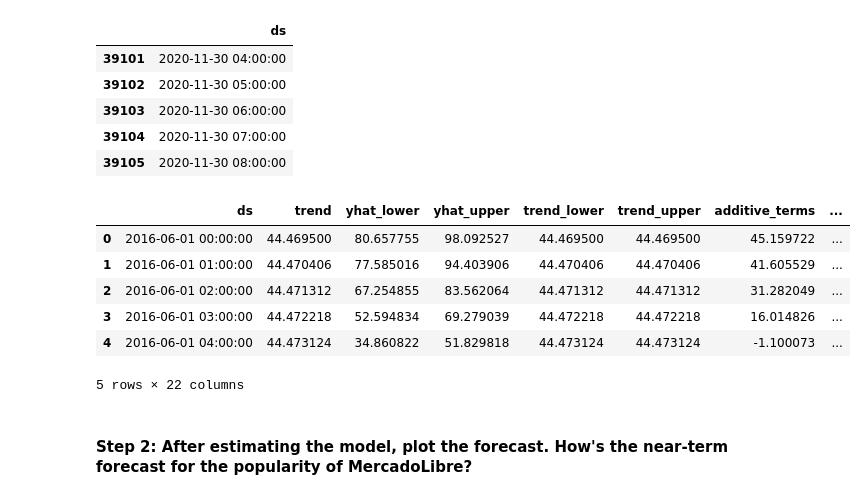
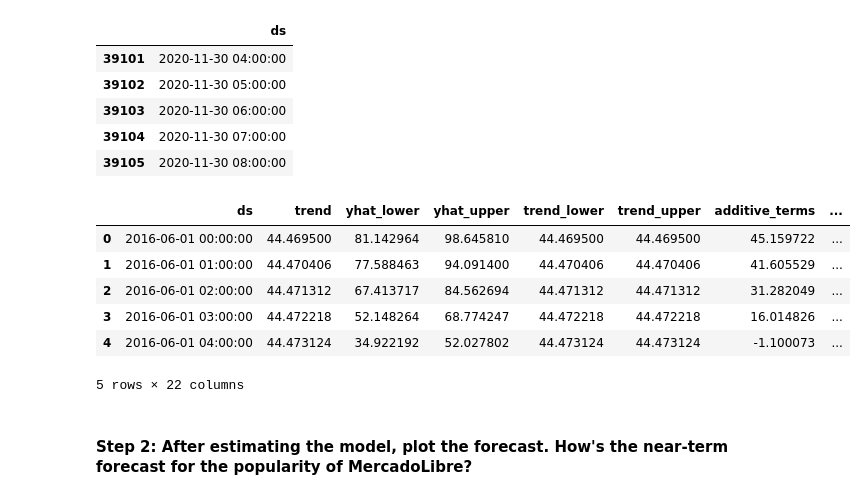
Before and after one commit to azcafriz13/prophet-challenge, a Jupyter notebook: forecasting_net_prophet.ipynb, the cells around one changed output. Cells and saved outputs as stored; diff of their text form; code cells hidden in the pictures.

```diff
--- a/forecasting_net_prophet.ipynb
+++ b/forecasting_net_prophet.ipynb
@@ -464,15 +457,17 @@ Now, you need to produce a time series model that analyzes and forecasts pattern
 #### Step 1: Set up the Google search data for a Prophet forecasting model.
 # %%
 # Using the df_mercado_trends DataFrame, reset the index so the date information is no longer the index
-
+mercado_prophet_df = df_mercado_trends.reset_index()
 
 # Label the columns ds and y so that the syntax is recognized by Prophet
-
+mercado_prophet_df.columns = ['ds', 'y']
 
 # Drop an NaN values from the prophet_df DataFrame
-
+mercado_prophet_df = mercado_prophet_df.dropna()
 
 # View the first and last five rows of the mercado_prophet_df DataFrame
+display(mercado_prophet_df.head())
+display(mercado_prophet_df.tail())
 # %% [output]
 |  | ds | y |
 | 0 | 2016-06-01 00:00:00 | 97 |
@@ -488,3 +483,4 @@ Now, you need to produce a time series model that analyzes and forecasts pattern
 | 37105 | 2020-09-08 00:00:00 | 96 |
 # %%
 # Call the Prophet function, store as an object
+model = Prophet()
@@ -493,3 +487,4 @@ Now, you need to produce a time series model that analyzes and forecasts pattern
 # %%
 # Fit the time-series model.
+model.fit(mercado_prophet_df)
 # %% [output]
@@ -506,9 +501,10 @@ INFO:cmdstanpy:Chain [1] done processing
 # %%
 # Create a future dataframe to hold predictions
 # Make the prediction go out as far as 2000 hours (approx 80 days)
-
+future_mercado_trends = model.make_future_dataframe(periods=2000, freq="h")
 
 # View the last five rows of the future_mercado_trends DataFrame
+display(future_mercado_trends.tail())
 # %% [output]
 |  | ds |
 | 39101 | 2020-11-30 04:00:00 |
@@ -518,16 +514,17 @@ INFO:cmdstanpy:Chain [1] done processing
 | 39105 | 2020-11-30 08:00:00 |
 # %%
 # Make the predictions for the trend data using the future_mercado_trends DataFrame
-
+forecast_mercado_trends=model.predict(future_mercado_trends)
 
 # Display the first five rows of the forecast_mercado_trends DataFrame
+forecast_mercado_trends.head()
 # %% [output]
 |  | ds | trend | yhat_lower | yhat_upper | trend_lower | trend_upper | additive_terms | ... |
-| 0 | 2016-06-01 00:00:00 | 44.469500 | 80.657755 | 98.092527 | 44.469500 | 44.469500 | 45.159722 | ... |
-| 1 | 2016-06-01 01:00:00 | 44.470406 | 77.585016 | 94.403906 | 44.470406 | 44.470406 | 41.605529 | ... |
-| 2 | 2016-06-01 02:00:00 | 44.471312 | 67.254855 | 83.562064 | 44.471312 | 44.471312 | 31.282049 | ... |
-| 3 | 2016-06-01 03:00:00 | 44.472218 | 52.594834 | 69.279039 | 44.472218 | 44.472218 | 16.014826 | ... |
-| 4 | 2016-06-01 04:00:00 | 44.473124 | 34.860822 | 51.829818 | 44.473124 | 44.473124 | -1.100073 | ... |
+| 0 | 2016-06-01 00:00:00 | 44.469500 | 81.142964 | 98.645810 | 44.469500 | 44.469500 | 45.159722 | ... |
+| 1 | 2016-06-01 01:00:00 | 44.470406 | 77.588463 | 94.091400 | 44.470406 | 44.470406 | 41.605529 | ... |
+| 2 | 2016-06-01 02:00:00 | 44.471312 | 67.413717 | 84.562694 | 44.471312 | 44.471312 | 31.282049 | ... |
+| 3 | 2016-06-01 03:00:00 | 44.472218 | 52.148264 | 68.774247 | 44.472218 | 44.472218 | 16.014826 | ... |
+| 4 | 2016-06-01 04:00:00 | 44.473124 | 34.922192 | 52.027802 | 44.473124 | 44.473124 | -1.100073 | ... |
 5 rows × 22 columns
 # %% [markdown]
 #### Step 2: After estimating the model, plot the forecast. How's the near-term forecast for the popularity of MercadoLibre?
```
Also changed, not shown: parts of 23 cells of this notebook, 1 other file.
